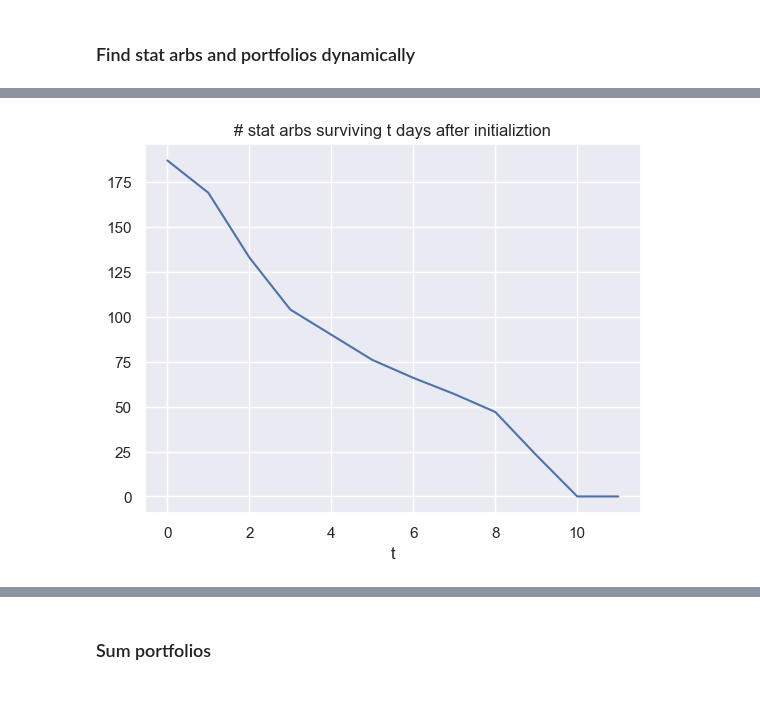
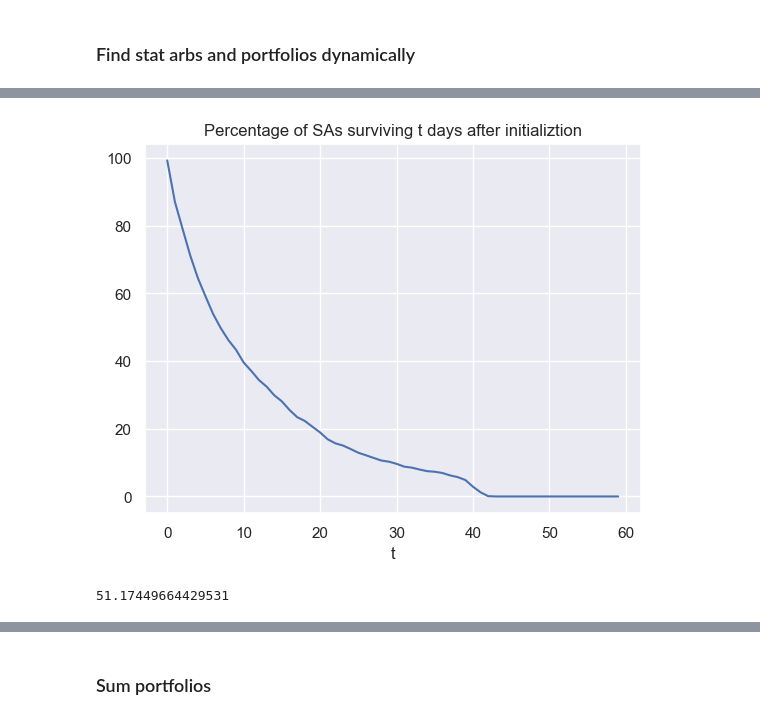
Before and after one commit to cvxgrp/cvx_stat_arb, a Jupyter notebook: notebooks/dynamic_backtest.ipynb, the cells around one changed output, grey strips where cells are left out. Cells and saved outputs as stored; diff of their text form; code cells hidden in the pictures.

```diff
--- a/notebooks/dynamic_backtest.ipynb
+++ b/notebooks/dynamic_backtest.ipynb
@@ -204,9 +430,12 @@ for group in all_losses_immediate_groups[i:i+1]:
 # %%
 for i in range(8):
-    for group in profitable_groups[i:i+1]:
-        plt.figure()
-        plot_all_portfolios([group.Arbs.stat_arbs[0]], group.prices_train, group.prices_val, group.prices_test)
-        plt.gcf().autofmt_xdate()
-        plt.ylabel("SA price minus mean")
-        plt.savefig(f"/Users/kasper/Documents/Stanford/Research/My papers/stat_arbs/cvx_ccv_stat_arb/paper/figures/profitable_SA_{i}.png")
+    for group in unprofitable_groups[i:i+1]:
+        try:
+            plt.figure()
+            plot_all_portfolios([group.Arbs.stat_arbs[0]], group.prices_train, group.prices_val, group.prices_test)
+            plt.gcf().autofmt_xdate()
+            plt.ylabel("SA price minus mean")
+        except:
+            pass
+        # plt.savefig(f"/Users/kasper/Documents/Stanford/Research/My papers/stat_arbs/cvx_ccv_stat_arb/paper/figures/unprofitable_SA_{i}.png")
 # %% [output]
@@ -223,11 +450,3 @@ for i in range(8):
-# %%
-for i in range(8):
-    for group in unprofitable_groups[i:i+1]:
-        plt.figure()
-        plot_all_portfolios([group.Arbs.stat_arbs[0]], group.prices_train, group.prices_val, group.prices_test)
-        plt.gcf().autofmt_xdate()
-        plt.ylabel("SA price minus mean")
-        # plt.savefig(f"/Users/kasper/Documents/Stanford/Research/My papers/stat_arbs/cvx_ccv_stat_arb/paper/figures/unprofitable_SA_{i}.png")
 # %%
 lens = [len(arb.asset_names) for arb in all_stat_arbs]
 lens_validated = [len(arb.asset_names) for arb in all_validated_stat_arbs]
@@ -238,3 +460,0 @@ len(all_validated_stat_arbs)
-# %%
-for i in lens_validated:
-    print(i)
@@ -326,6 +539,6 @@ plt.hist(all_total_profits, bins=50);
 # %%
 n_profitable = 0
-avg_profits = np.zeros(10)
+avg_profits = np.zeros(180)
 for profit in all_stat_arb_daily_profits:
     plt.plot(profit.cumsum().values)
     if profit.sum() > 0:
@@ -346,18 +559,23 @@ plt.title("Average cumulative profit of all stat arbs");
 # %%
 # Find number of survivers as a function of time
 n_survivers = []
-for i in range(12):
+n_stat_arbs = len(all_stat_arb_daily_profits)
+for i in range(60):
     n = 0
     for profit in all_stat_arb_daily_profits:
         if len(profit) > i:
             if profit[i] !=0:
                 n+=1
 
-    n_survivers.append(n)
+    n_survivers.append(n/n_stat_arbs*100)
 
-plt.plot(n_survivers); plt.title("# stat arbs surviving t days after initializtion"); plt.xlabel("t");
+plt.plot(n_survivers); plt.title("Percentage of SAs surviving t days after initializtion"); plt.xlabel("t");
 # %% [output]
-[figure, old version]
+[figure, new version]
+# %%
+np.mean(n_survivers)
+# %% [output]
+51.17449664429531
 # %%
 # Find number of active stat arbs at each time step
 n_active = {}
```
Also changed, not shown: parts of 51 cells of this notebook, 8 other files.
